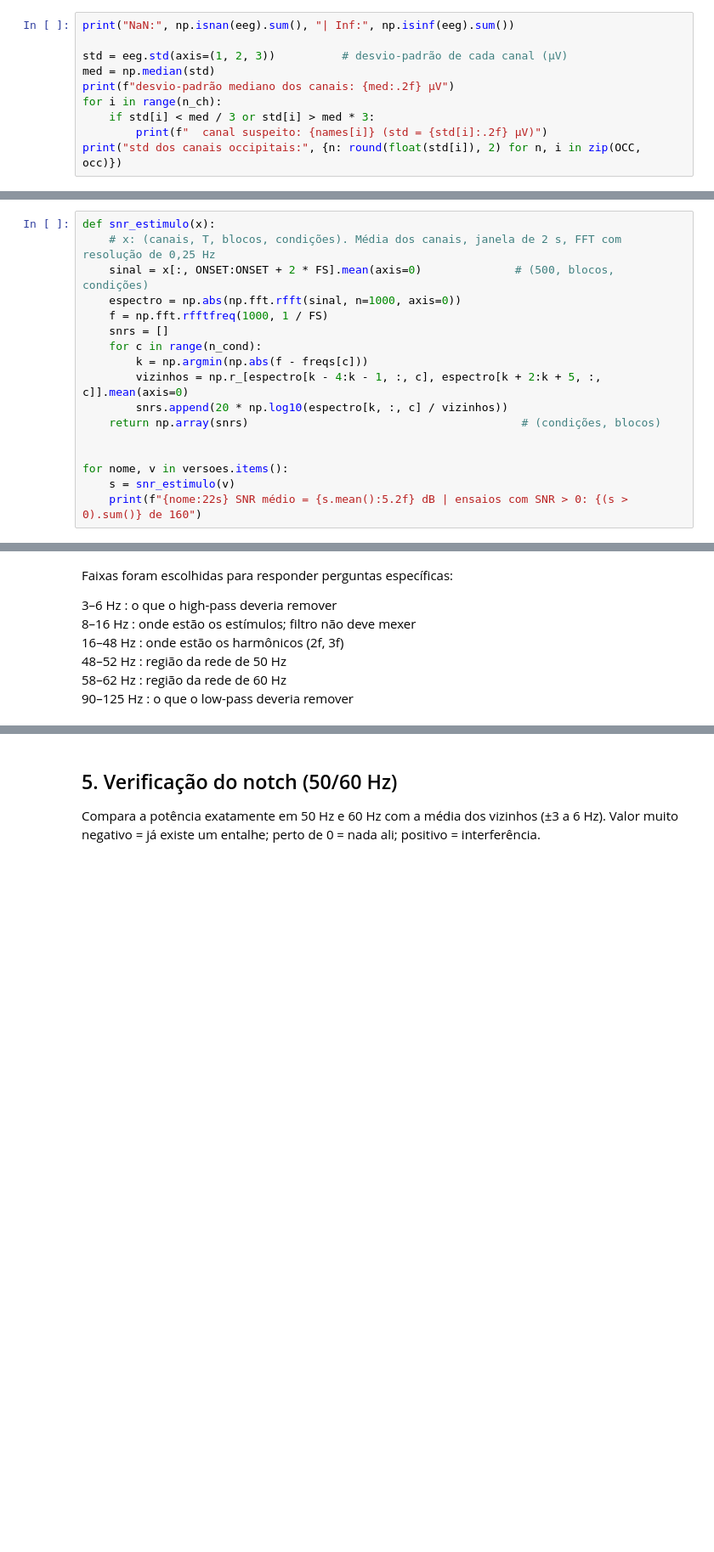
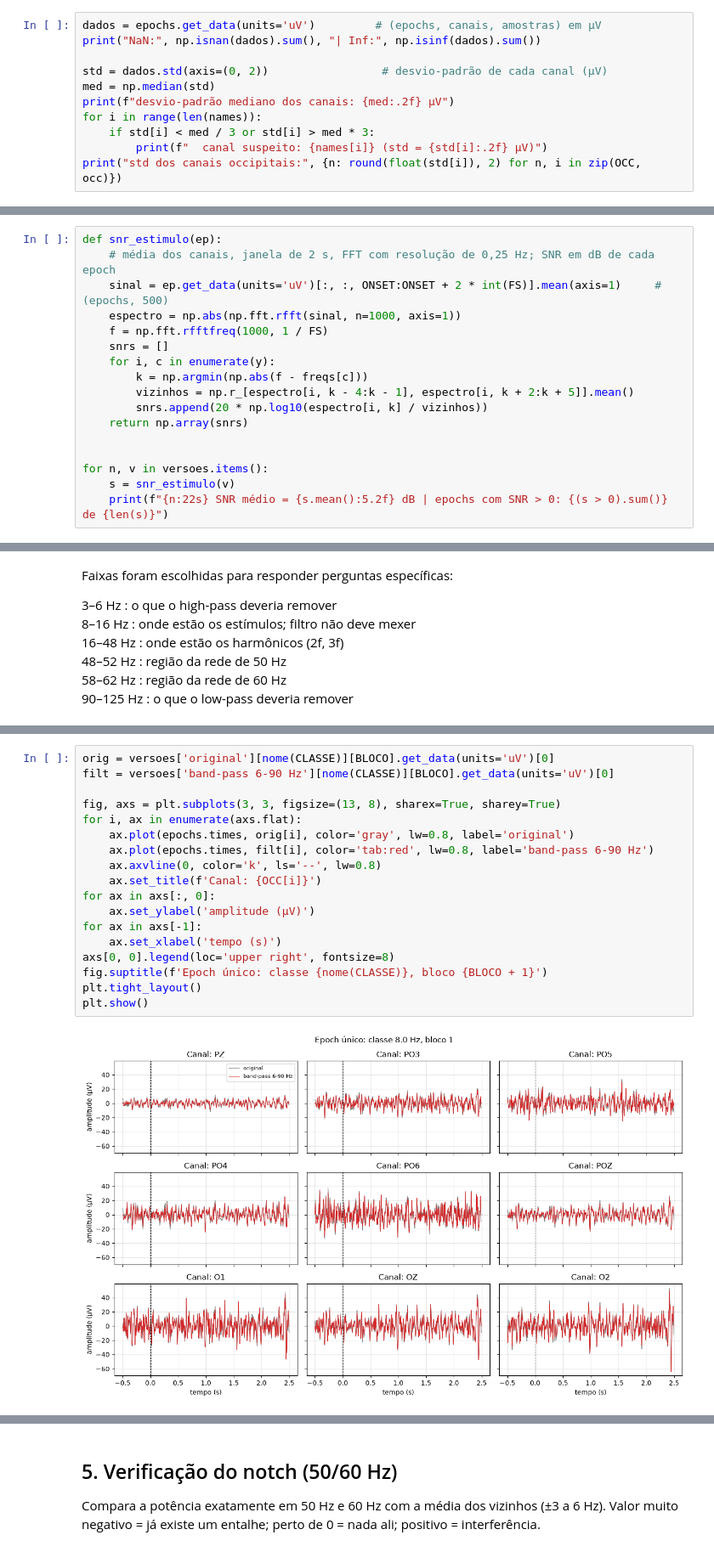
Before and after one commit to L33tSh4rk/neurofederated-ssvep-architecture, a Jupyter notebook: pre-processing.ipynb, the cells around one changed output, grey strips where cells are left out. Shown at 85% size. Cells and saved outputs as stored; diff of their text form; blank space fills up the shorter version.

Commit message:
ajusts notebooks to work with MNE epochs

```diff
--- a/pre-processing.ipynb
+++ b/pre-processing.ipynb
@@ -48,12 +66,13 @@ narrow_snr informado no arquivo: 4.67 dB
 
 Checagens de valores inválidos, canais mortos/ruidosos e ensaios com amplitude exagerada.
 # %%
-print("NaN:", np.isnan(eeg).sum(), "| Inf:", np.isinf(eeg).sum())
+dados = epochs.get_data(units='uV')         # (epochs, canais, amostras) em µV
+print("NaN:", np.isnan(dados).sum(), "| Inf:", np.isinf(dados).sum())
 
-std = eeg.std(axis=(1, 2, 3))          # desvio-padrão de cada canal (µV)
+std = dados.std(axis=(0, 2))                 # desvio-padrão de cada canal (µV)
 med = np.median(std)
 print(f"desvio-padrão mediano dos canais: {med:.2f} µV")
-for i in range(n_ch):
+for i in range(len(names)):
     if std[i] < med / 3 or std[i] > med * 3:
         print(f"  canal suspeito: {names[i]} (std = {std[i]:.2f} µV)")
 print("std dos canais occipitais:", {n: round(float(std[i]), 2) for n, i in zip(OCC, occ)})
@@ -159,18 +160,18 @@ band-pass + notch 60      7.84     0.1362     2.3456     1.0401     0.2705     0
 # %%
-def snr_estimulo(x):
-    # x: (canais, T, blocos, condições). Média dos canais, janela de 2 s, FFT com resolução de 0,25 Hz
-    sinal = x[:, ONSET:ONSET + 2 * FS].mean(axis=0)              # (500, blocos, condições)
-    espectro = np.abs(np.fft.rfft(sinal, n=1000, axis=0))
+def snr_estimulo(ep):
+    # média dos canais, janela de 2 s, FFT com resolução de 0,25 Hz; SNR em dB de cada epoch
+    sinal = ep.get_data(units='uV')[:, :, ONSET:ONSET + 2 * int(FS)].mean(axis=1)     # (epochs, 500)
+    espectro = np.abs(np.fft.rfft(sinal, n=1000, axis=1))
     f = np.fft.rfftfreq(1000, 1 / FS)
     snrs = []
-    for c in range(n_cond):
+    for i, c in enumerate(y):
         k = np.argmin(np.abs(f - freqs[c]))
-        vizinhos = np.r_[espectro[k - 4:k - 1, :, c], espectro[k + 2:k + 5, :, c]].mean(axis=0)
-        snrs.append(20 * np.log10(espectro[k, :, c] / vizinhos))
-    return np.array(snrs)                                         # (condições, blocos)
+        vizinhos = np.r_[espectro[i, k - 4:k - 1], espectro[i, k + 2:k + 5]].mean()
+        snrs.append(20 * np.log10(espectro[i, k] / vizinhos))
+    return np.array(snrs)
 
 
-for nome, v in versoes.items():
+for n, v in versoes.items():
     s = snr_estimulo(v)
-    print(f"{nome:22s} SNR médio = {s.mean():5.2f} dB | ensaios com SNR > 0: {(s > 0).sum()} de 160")
+    print(f"{n:22s} SNR médio = {s.mean():5.2f} dB | epochs com SNR > 0: {(s > 0).sum()} de {len(s)}")
 # %% [output]
@@ -191,0 +197,20 @@ Faixas foram escolhidas para responder perguntas específicas:
+# %%
+orig = versoes['original'][nome(CLASSE)][BLOCO].get_data(units='uV')[0]
+filt = versoes['band-pass 6-90 Hz'][nome(CLASSE)][BLOCO].get_data(units='uV')[0]
+
+fig, axs = plt.subplots(3, 3, figsize=(13, 8), sharex=True, sharey=True)
+for i, ax in enumerate(axs.flat):
+    ax.plot(epochs.times, orig[i], color='gray', lw=0.8, label='original')
+    ax.plot(epochs.times, filt[i], color='tab:red', lw=0.8, label='band-pass 6-90 Hz')
+    ax.axvline(0, color='k', ls='--', lw=0.8)
+    ax.set_title(f'Canal: {OCC[i]}')
+for ax in axs[:, 0]:
+    ax.set_ylabel('amplitude (µV)')
+for ax in axs[-1]:
+    ax.set_xlabel('tempo (s)')
+axs[0, 0].legend(loc='upper right', fontsize=8)
+fig.suptitle(f'Epoch único: classe {nome(CLASSE)}, bloco {BLOCO + 1}')
+plt.tight_layout()
+plt.show()
+# %% [output]
+[figure, added]
```
Also changed, not shown: parts of 21 cells of this notebook, 3 other files.
